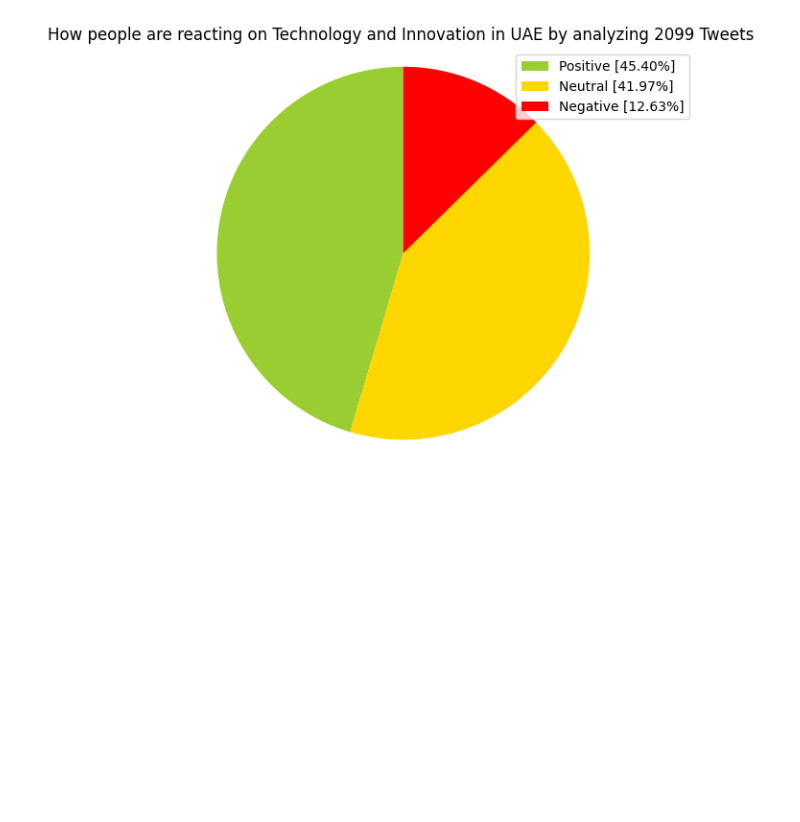
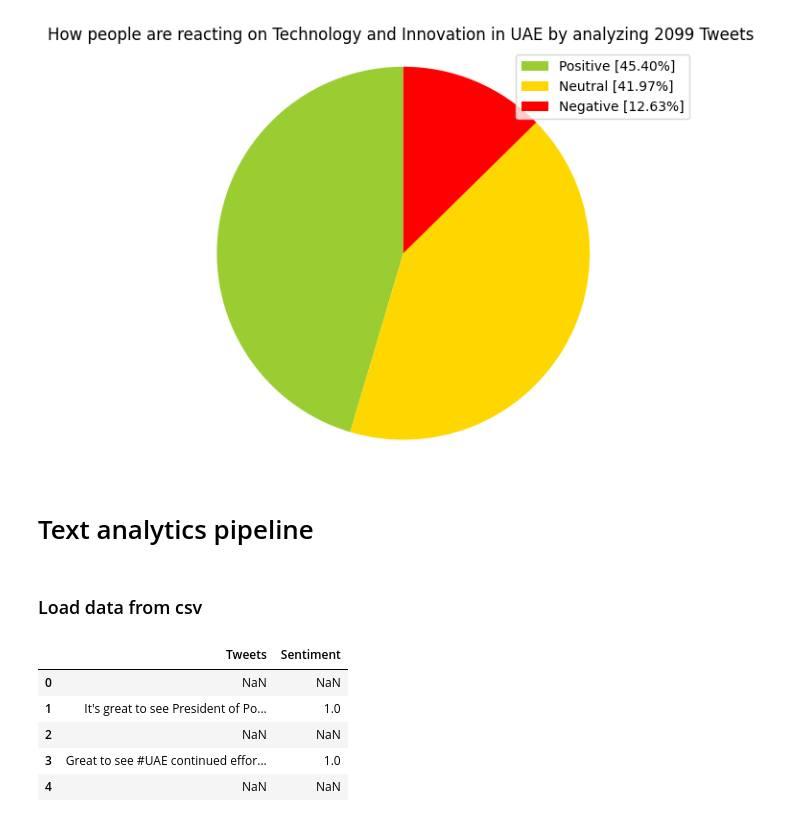
Before and after one commit to msadiq10/Twitter-Sentiment-Analysis, a Jupyter notebook: twitterSentimentAnalysis.ipynb, the cells around one changed output. Saved outputs shown, nothing was run; the diff lists cells and outputs as text; code cells hidden in the pictures; blank space fills up the shorter version.

```diff
--- a/twitterSentimentAnalysis.ipynb
+++ b/twitterSentimentAnalysis.ipynb
@@ -374,3 +390,18 @@ plt.tight_layout()
 plt.show()
 # %% [output]
 [figure]
+# %% [markdown]
+# Text analytics pipeline
+# %% [markdown]
+### Load data from csv
+# %%
+df = pd.read_csv('tweets2.csv')
+
+df.head()
+# %% [output]
+|  | Tweets | Sentiment |
+| 0 | NaN | NaN |
+| 1 | It's great to see President of Po... | 1.0 |
+| 2 | NaN | NaN |
+| 3 | Great to see #UAE continued effor... | 1.0 |
+| 4 | NaN | NaN |
```
Also changed, not shown: parts of 69 cells of this notebook.
